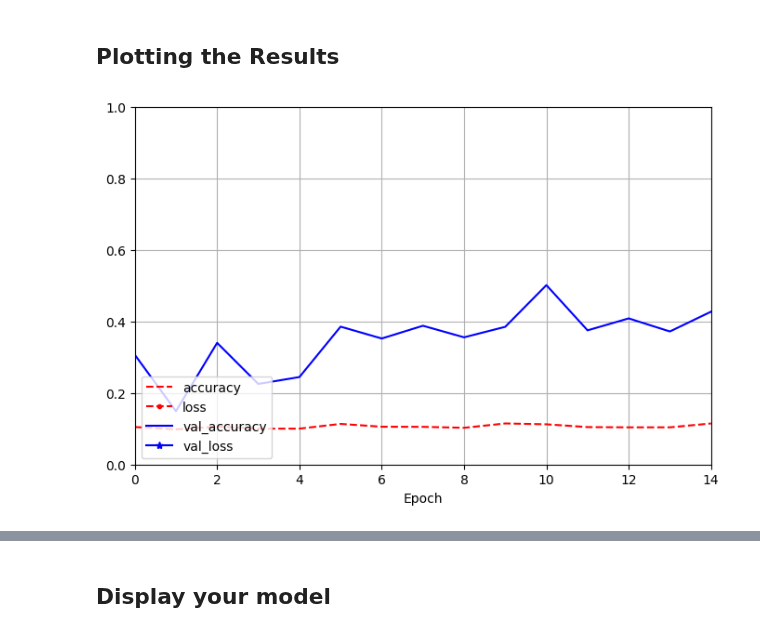
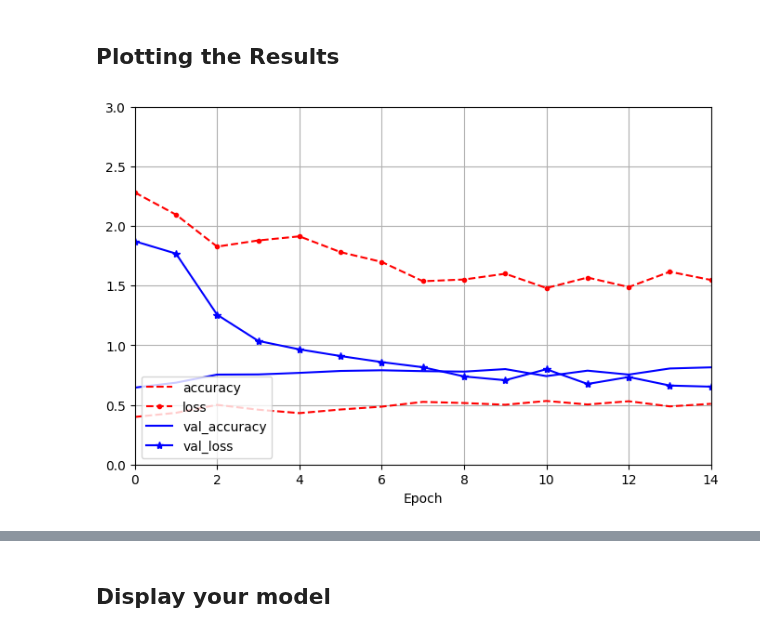
Before and after one commit to AET-CS/aet-cs.github.io, a Jupyter notebook: white/ML/lessons/Fashion-Model-pw.ipynb, the cells around one changed output, grey strips where cells are left out. Drawn from its saved outputs; the diff is of its cells as text; code cells hidden in the pictures.

```diff
--- a/white/ML/lessons/Fashion-Model-pw.ipynb
+++ b/white/ML/lessons/Fashion-Model-pw.ipynb
@@ -96,5 +107,5 @@ model = tf.keras.Sequential([
 # %%
 model.compile(metrics=['accuracy'], loss='sparse_categorical_crossentropy')
 # %%
-history = model.fit(x_train, y_train, batch_size=1024, epochs=15, validation_split=0.1, from_logits=False)
+history = model.fit(x_train, y_train, batch_size=1024, epochs=15, validation_split=0.1)
 # %% [output]
@@ -115,14 +142,14 @@ array([7, 5, 9, 8, 8, 5, 5, 6, 0, 5, 6, 0, 5, 2, 8, 8, 5, 4, 1, 1, 6, 6,
 # %%
 import matplotlib.pyplot as plt
 import pandas as pd
 
 pd.DataFrame(history.history).plot(
-    figsize=(8, 5), xlim=[0, 14], ylim=[0, 1], grid=True, xlabel="Epoch",
+    figsize=(8, 5), xlim=[0, 14], ylim=[0, 3], grid=True, xlabel="Epoch",
     style=["r--", "r--.", "b-", "b-*"])
 plt.legend(loc="lower left")  # extra code
 plt.show()
 # %% [output]
-[figure, old version]
+[figure, new version]
 # %%
 y_prob = model.predict(x_test)
 y_pred = np.argmax(y_prob, axis=1)
```
Also changed, not shown: parts of 15 cells of this notebook, 2 other files.
